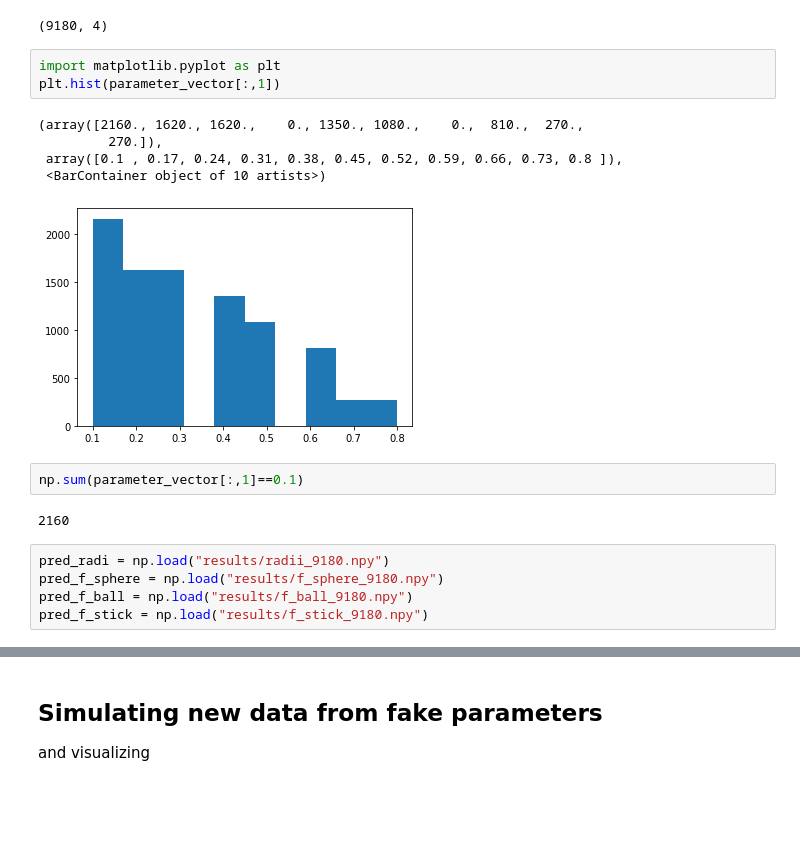
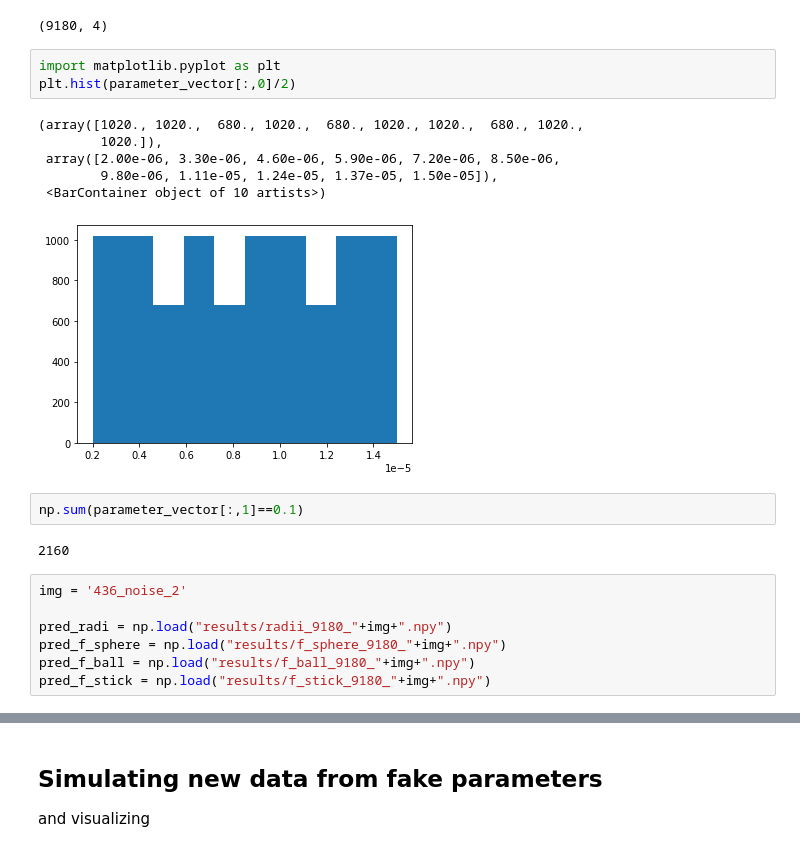
Before and after one commit to theavage/Master-project, a Jupyter notebook: network/simulate_data.ipynb, the cells around one changed output, grey strips where cells are left out. Saved outputs shown, nothing was run; the diff lists cells and outputs as text; blank space fills up the shorter version.

```diff
--- a/network/simulate_data.ipynb
+++ b/network/simulate_data.ipynb
@@ -66,22 +86,25 @@ parameter_vector.shape
 (9180, 4)
 # %%
 import matplotlib.pyplot as plt
-plt.hist(parameter_vector[:,1])
+plt.hist(parameter_vector[:,0]/2)
 # %% [output]
-(array([2160., 1620., 1620.,    0., 1350., 1080.,    0.,  810.,  270.,
-         270.]),
- array([0.1 , 0.17, 0.24, 0.31, 0.38, 0.45, 0.52, 0.59, 0.66, 0.73, 0.8 ]),
+(array([1020., 1020.,  680., 1020.,  680., 1020., 1020.,  680., 1020.,
+        1020.]),
+ array([2.00e-06, 3.30e-06, 4.60e-06, 5.90e-06, 7.20e-06, 8.50e-06,
+        9.80e-06, 1.11e-05, 1.24e-05, 1.37e-05, 1.50e-05]),
  <BarContainer object of 10 artists>)
-[figure, old version]
+[figure, new version]
 # %%
 np.sum(parameter_vector[:,1]==0.1)
 # %% [output]
 2160
 # %%
-pred_radi = np.load("results/radii_9180.npy")
-pred_f_sphere = np.load("results/f_sphere_9180.npy")
-pred_f_ball = np.load("results/f_ball_9180.npy")
-pred_f_stick = np.load("results/f_stick_9180.npy")
+img = '436_noise_2'
+
+pred_radi = np.load("results/radii_9180_"+img+".npy")
+pred_f_sphere = np.load("results/f_sphere_9180_"+img+".npy")
+pred_f_ball = np.load("results/f_ball_9180_"+img+".npy")
+pred_f_stick = np.load("results/f_stick_9180_"+img+".npy")
 # %%
 from sklearn.metrics import r2_score, mean_absolute_error
 
```
Also changed, not shown: parts of 8 cells of this notebook, 1 other file.
